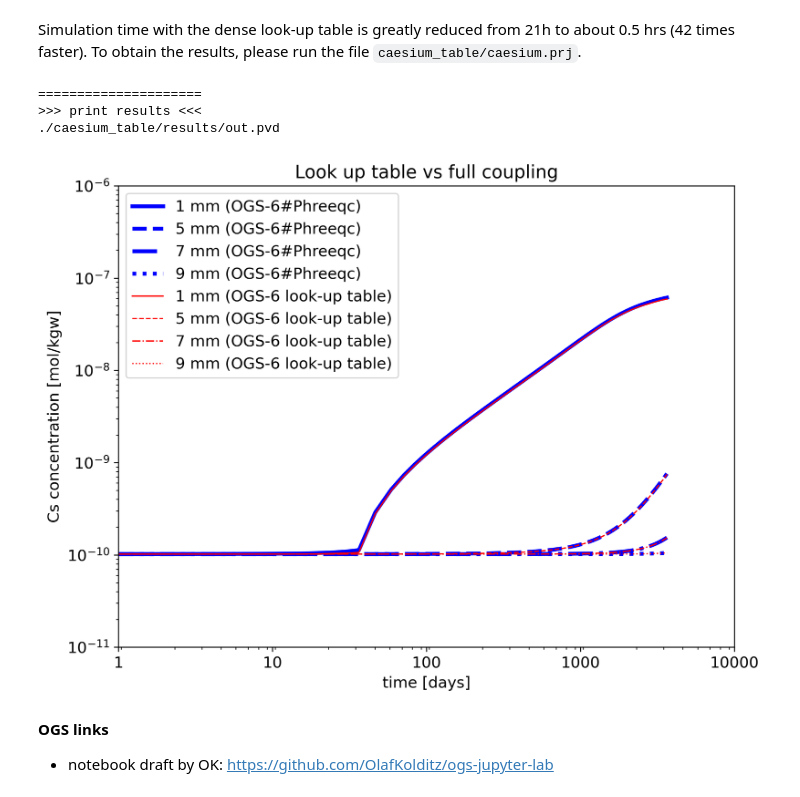
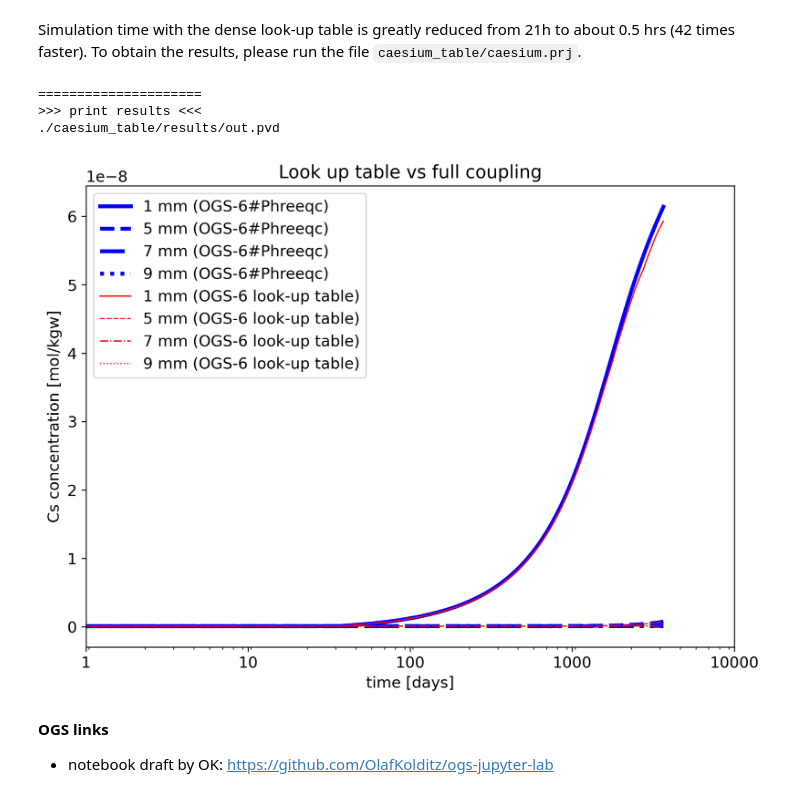
Before and after one commit to OlafKolditz/ogs-jupyter-lab, a Jupyter notebook: icross-model-chain/CaesiumSorption/ogs-jupyter-lab-icross-caesium-sorption.ipynb, the cells around one changed output. Saved outputs shown, nothing was run; the diff lists cells and outputs as text; code cells hidden in the pictures.

```diff
--- a/icross-model-chain/CaesiumSorption/ogs-jupyter-lab-icross-caesium-sorption.ipynb
+++ b/icross-model-chain/CaesiumSorption/ogs-jupyter-lab-icross-caesium-sorption.ipynb
@@ -102,36 +122,36 @@ Cs_table_breakthrough = pvdfile_table.read_time_series(component, points)
 # plot ogs#phreeqc results
 plt.plot(time, Cs_phreeqc_breakthrough["pt0"], "b-", linewidth=3, label="1 mm (OGS-6#Phreeqc)")
 plt.plot(time, Cs_phreeqc_breakthrough["pt1"], "b--", linewidth=3, label="5 mm (OGS-6#Phreeqc)")
 plt.plot(time, Cs_phreeqc_breakthrough["pt2"], "b-.", linewidth=3, label="7 mm (OGS-6#Phreeqc)")
 plt.plot(time, Cs_phreeqc_breakthrough["pt3"], "b:", linewidth=3, label="9 mm (OGS-6#Phreeqc)")
 
 # plot look-up table results
 plt.plot(time, Cs_table_breakthrough["pt0"], "r-", linewidth=1, label="1 mm (OGS-6 look-up table)")
 plt.plot(time, Cs_table_breakthrough["pt1"], "r--", linewidth=1, label="5 mm (OGS-6 look-up table)")
 plt.plot(time, Cs_table_breakthrough["pt2"], "r-.", linewidth=1, label="7 mm (OGS-6 look-up table)")
 plt.plot(time, Cs_table_breakthrough["pt3"], "r:", linewidth=1, label="9 mm (OGS-6 look-up table)")
 
 plt.xscale("log")
 plt.xlim(86400, 86400 * 10000)
-plt.yscale("log")
-plt.ylim(1e-11, 1e-6)
+# plt.yscale("log")
+# plt.ylim(1e-11, 1e-6)
 titlestring = "Look up table vs full coupling".format(component)
 plt.title(titlestring)
 plt.xlabel("time [days]")
 x_labels = [1, 10, 100, 1000, 10000]
 x_ticks = [86400, 864000, 8640000, 86400000, 864000000]
 plt.xticks(x_ticks, x_labels)
 
 plt.ylabel("{} concentration [mol/kgw]".format(component))
 plt.legend()
 plt.tight_layout()
 # plt.savefig("thumbnail-cs01-LT.png", dpi=96)
 plt.show()
 # %% [output]
 =====================
 >>> print results <<<
 ./caesium_table/results/out.pvd
-[figure, old version]
+[figure, new version]
 # %% [markdown]
 **OGS links**
 - notebook draft by OK: https://github.com/OlafKolditz/ogs-jupyter-lab
```
Also changed, not shown: parts of 1 cell of this notebook, 1 other file.
